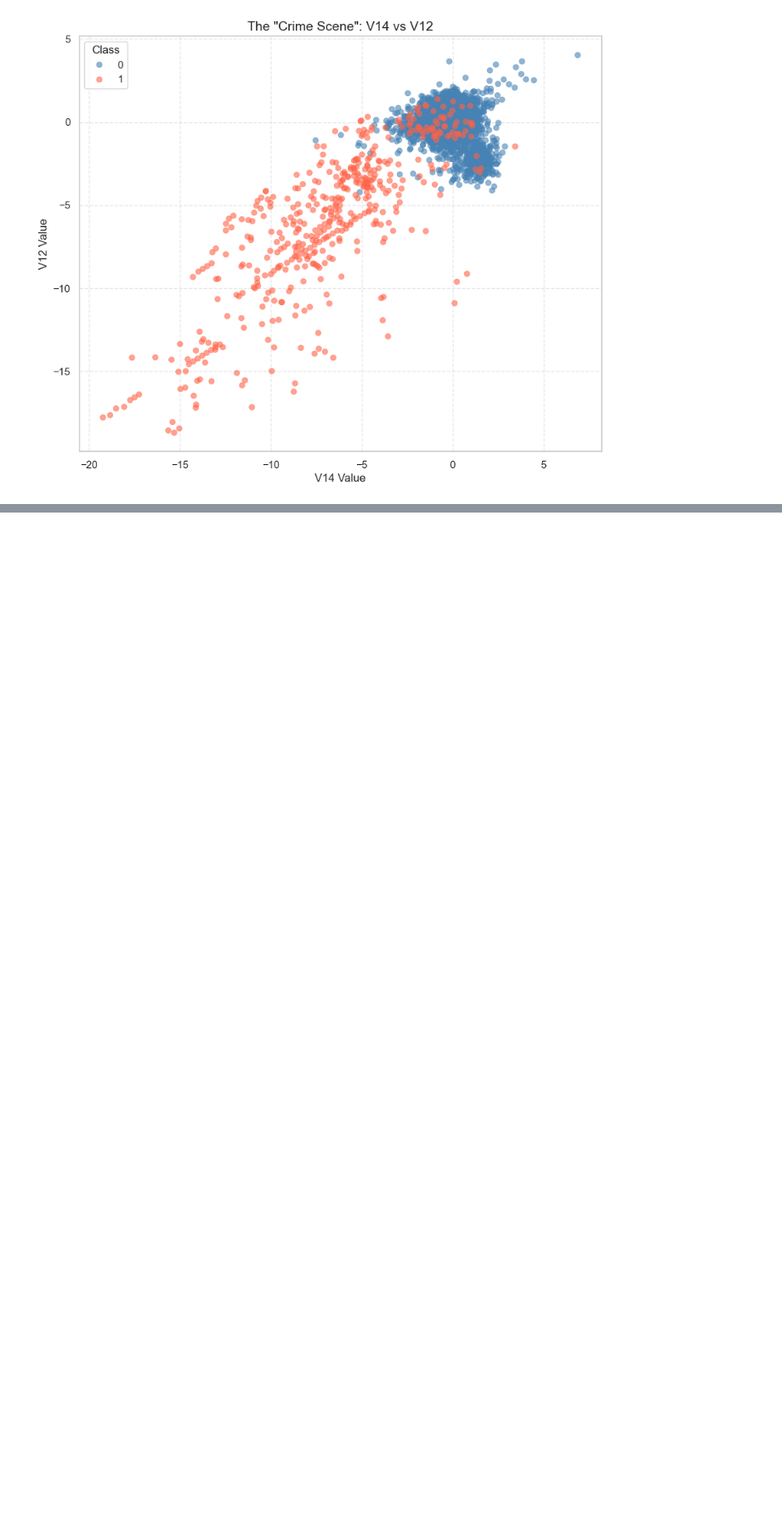
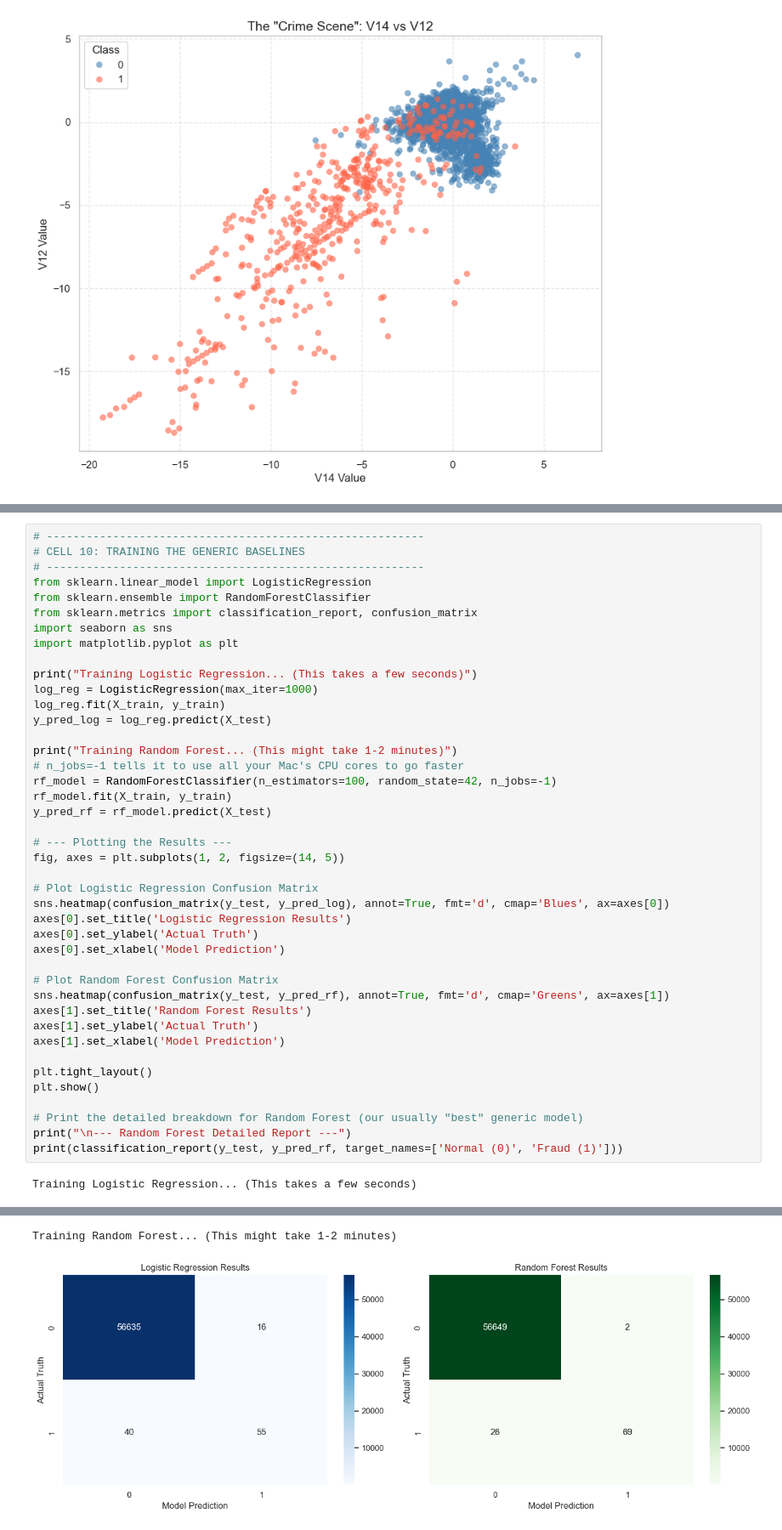
Before and after one commit to Vaibhav9892/Credit-Card-Fraud-Detection, a Jupyter notebook: colab.ipynb, the cells around one changed output, grey strips where cells are left out. Shown at 85% size. Saved outputs shown, nothing was run; the diff lists cells and outputs as text; blank space fills up the shorter version.

Commit message:
Tested ML Models

```diff
--- a/colab.ipynb
+++ b/colab.ipynb
@@ -270,0 +304,44 @@ plt.show()
+# %%
+# ---------------------------------------------------------
+# CELL 10: TRAINING THE GENERIC BASELINES
+# ---------------------------------------------------------
+from sklearn.linear_model import LogisticRegression
+from sklearn.ensemble import RandomForestClassifier
+from sklearn.metrics import classification_report, confusion_matrix
+import seaborn as sns
+import matplotlib.pyplot as plt
+
+print("Training Logistic Regression... (This takes a few seconds)")
+log_reg = LogisticRegression(max_iter=1000)
+log_reg.fit(X_train, y_train)
+y_pred_log = log_reg.predict(X_test)
+
+print("Training Random Forest... (This might take 1-2 minutes)")
+# n_jobs=-1 tells it to use all your Mac's CPU cores to go faster
+rf_model = RandomForestClassifier(n_estimators=100, random_state=42, n_jobs=-1)
+rf_model.fit(X_train, y_train)
+y_pred_rf = rf_model.predict(X_test)
+
+# --- Plotting the Results ---
+fig, axes = plt.subplots(1, 2, figsize=(14, 5))
+
+# Plot Logistic Regression Confusion Matrix
+sns.heatmap(confusion_matrix(y_test, y_pred_log), annot=True, fmt='d', cmap='Blues', ax=axes[0])
+axes[0].set_title('Logistic Regression Results')
+axes[0].set_ylabel('Actual Truth')
+axes[0].set_xlabel('Model Prediction')
+
+# Plot Random Forest Confusion Matrix
+sns.heatmap(confusion_matrix(y_test, y_pred_rf), annot=True, fmt='d', cmap='Greens', ax=axes[1])
+axes[1].set_title('Random Forest Results')
+axes[1].set_ylabel('Actual Truth')
+axes[1].set_xlabel('Model Prediction')
+
+plt.tight_layout()
+plt.show()
+
+# Print the detailed breakdown for Random Forest (our usually "best" generic model)
+print("\n--- Random Forest Detailed Report ---")
+print(classification_report(y_test, y_pred_rf, target_names=['Normal (0)', 'Fraud (1)']))
+# %% [output]
+Training Logistic Regression... (This takes a few seconds)
@@ -270,0 +356,2 @@ plt.show()
+Training Random Forest... (This might take 1-2 minutes)
+[figure, added]
```
Also changed, not shown: parts of 6 cells of this notebook.
